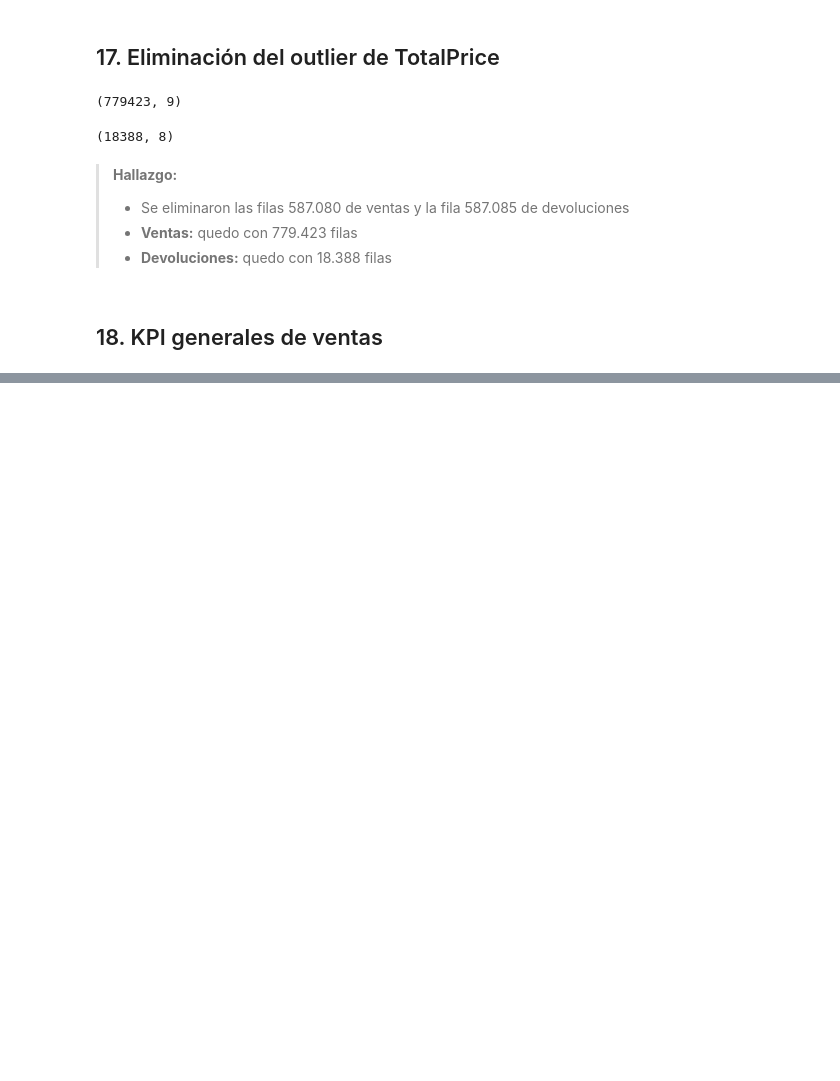
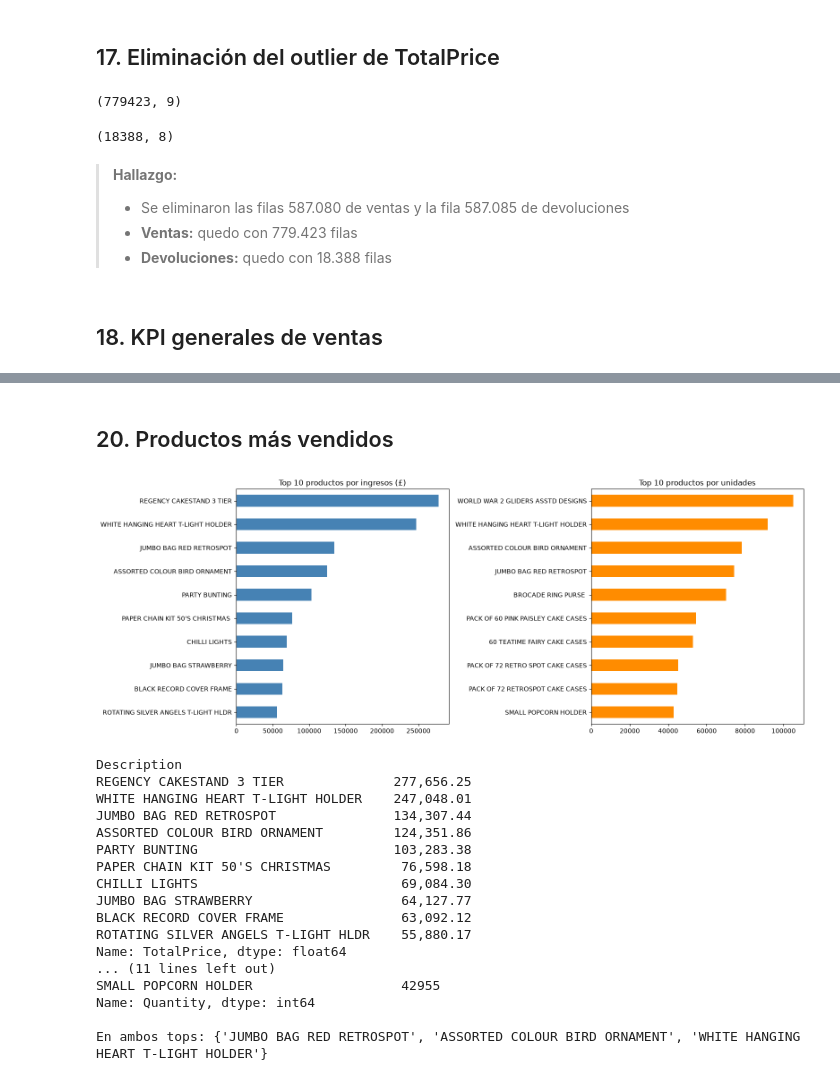
Before and after one commit to Bootcamp-DA-P3/Proyecto_EDA_Exploratory_Data_Analysis_Franco, a Jupyter notebook: notebooks/01_eda_online_retail.ipynb, the cells around one changed output, grey strips where cells are left out. Saved outputs shown, nothing was run; the diff lists cells and outputs as text; code cells hidden in the pictures; blank space fills up the shorter version.

```diff
--- a/notebooks/01_eda_online_retail.ipynb
+++ b/notebooks/01_eda_online_retail.ipynb
@@ -275,0 +354,39 @@ Los ingresos totales son: 17129151.067999996
+# %% [markdown]
+## 20. Productos más vendidos
+# %%
+productos = ventas[~ventas['Description'].isin(['Manual', 'POSTAGE'])]
+top_ingresos = productos.groupby('Description')['TotalPrice'].sum().nlargest(10)
+top_cantidad = productos.groupby('Description')['Quantity'].sum().nlargest(10)
+
+fig, axes = plt.subplots(1, 2, figsize=(16, 6))
+top_ingresos.sort_values().plot(kind='barh', ax=axes[0], color='steelblue')
+axes[0].set_title('Top 10 productos por ingresos (£)')
+axes[0].set_ylabel('')
+top_cantidad.sort_values().plot(kind='barh', ax=axes[1], color='darkorange')
+axes[1].set_title('Top 10 productos por unidades')
+axes[1].set_ylabel('')
+plt.tight_layout()
+plt.show()
+
+print(top_ingresos, "\n")
+print(top_cantidad, "\n")
+print("En ambos tops:", set(top_ingresos.index) & set(top_cantidad.index))
+# %% [output]
+[figure, added]
+Description
+REGENCY CAKESTAND 3 TIER              277,656.25
+WHITE HANGING HEART T-LIGHT HOLDER    247,048.01
+JUMBO BAG RED RETROSPOT               134,307.44
+ASSORTED COLOUR BIRD ORNAMENT         124,351.86
+PARTY BUNTING                         103,283.38
+PAPER CHAIN KIT 50'S CHRISTMAS         76,598.18
+CHILLI LIGHTS                          69,084.30
+JUMBO BAG STRAWBERRY                   64,127.77
+BLACK RECORD COVER FRAME               63,092.12
+ROTATING SILVER ANGELS T-LIGHT HLDR    55,880.17
+Name: TotalPrice, dtype: float64
+... (11 lines left out)
+SMALL POPCORN HOLDER                   42955
+Name: Quantity, dtype: int64
+
+En ambos tops: {'JUMBO BAG RED RETROSPOT', 'ASSORTED COLOUR BIRD ORNAMENT', 'WHITE HANGING HEART T-LIGHT HOLDER'}
```
Also changed, not shown: parts of 22 cells of this notebook.
